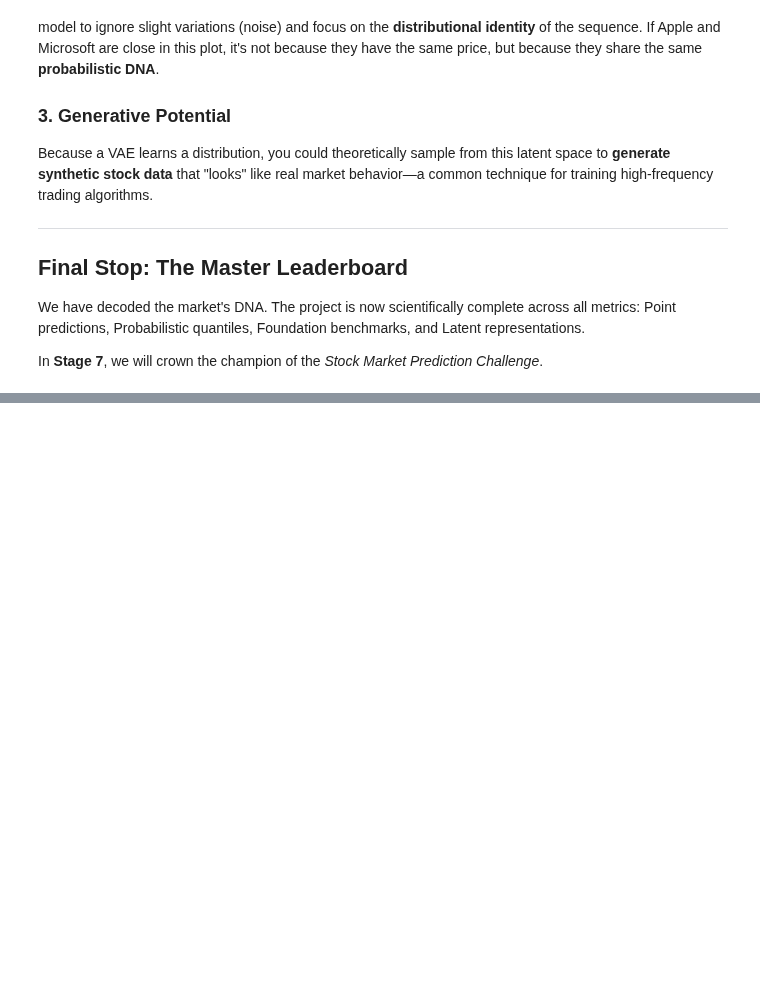
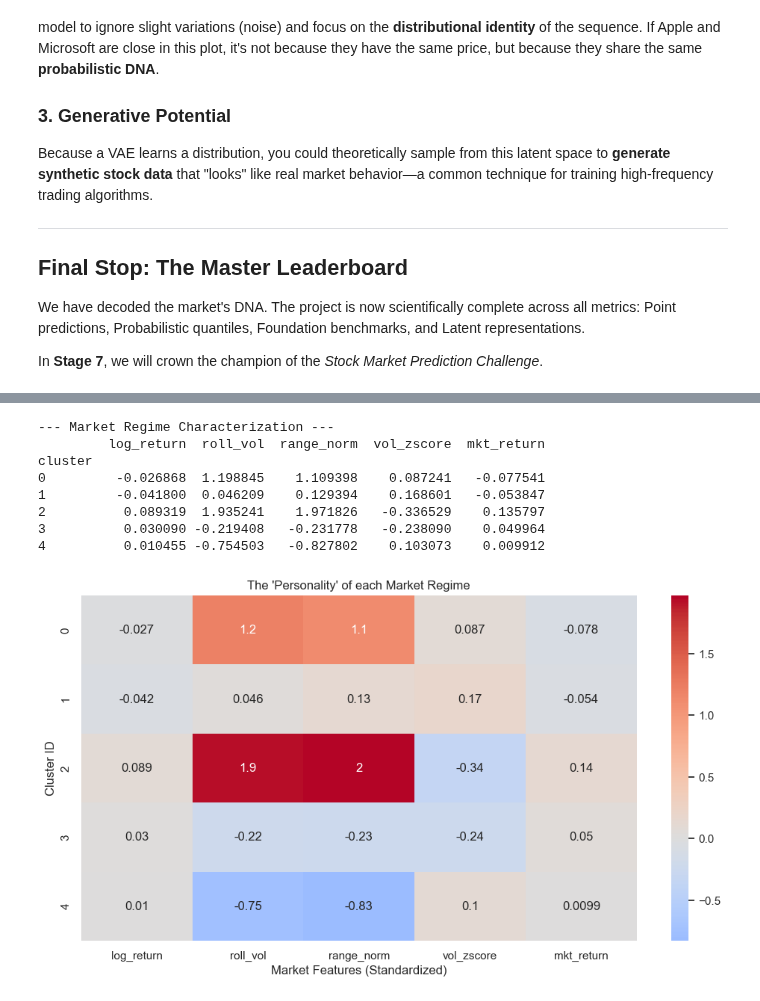
Before and after one commit to rfandan/Stock-market-prediction-using-ML-DL-and-foundation-models, a Jupyter notebook: notebook/Stage6.ipynb, the cells around one changed output, grey strips where cells are left out. Cells and saved outputs as stored; diff of their text form; code cells hidden in the pictures; blank space fills up the shorter version.

```diff
--- a/notebook/Stage6.ipynb
+++ b/notebook/Stage6.ipynb
@@ -182,0 +241,38 @@ In **Stage 7**, we will crown the champion of the *Stock Market Prediction Chall
+# %%
+# 5. Cluster Profiling: Mapping "Math" to "Market Reality"
+feature_names = ["log_return", "roll_vol", "range_norm", "vol_zscore", "mkt_return"]
+
+# Calculate the mean features for every data point
+cluster_summary_data = []
+for i in range(len(clusters)):
+    # Calculate the average value of each feature over the 20-day window
+    means = all_ticker_seqs[i].mean(axis=0)
+    row = {'cluster': clusters[i]}
+    for j, name in enumerate(feature_names):
+        row[name] = means[j]
+    cluster_summary_data.append(row)
+
+profile_df = pd.DataFrame(cluster_summary_data)
+summary = profile_df.groupby('cluster').mean()
+
+# Display the "Fingerprint" of each regime
+print("--- Market Regime Characterization ---")
+print(summary)
+
+# 6. Heatmap for easier interpretation
+plt.figure(figsize=(12, 6))
+sns.heatmap(summary, annot=True, cmap="coolwarm", center=0)
+plt.title("The 'Personality' of each Market Regime")
+plt.ylabel("Cluster ID")
+plt.xlabel("Market Features (Standardized)")
+plt.show()
+# %% [output]
+--- Market Regime Characterization ---
+         log_return  roll_vol  range_norm  vol_zscore  mkt_return
+cluster
+0         -0.026868  1.198845    1.109398    0.087241   -0.077541
+1         -0.041800  0.046209    0.129394    0.168601   -0.053847
+2          0.089319  1.935241    1.971826   -0.336529    0.135797
+3          0.030090 -0.219408   -0.231778   -0.238090    0.049964
+4          0.010455 -0.754503   -0.827802    0.103073    0.009912
+[figure, added]
```
Also changed, not shown: parts of 9 cells of this notebook, 7 other files.
